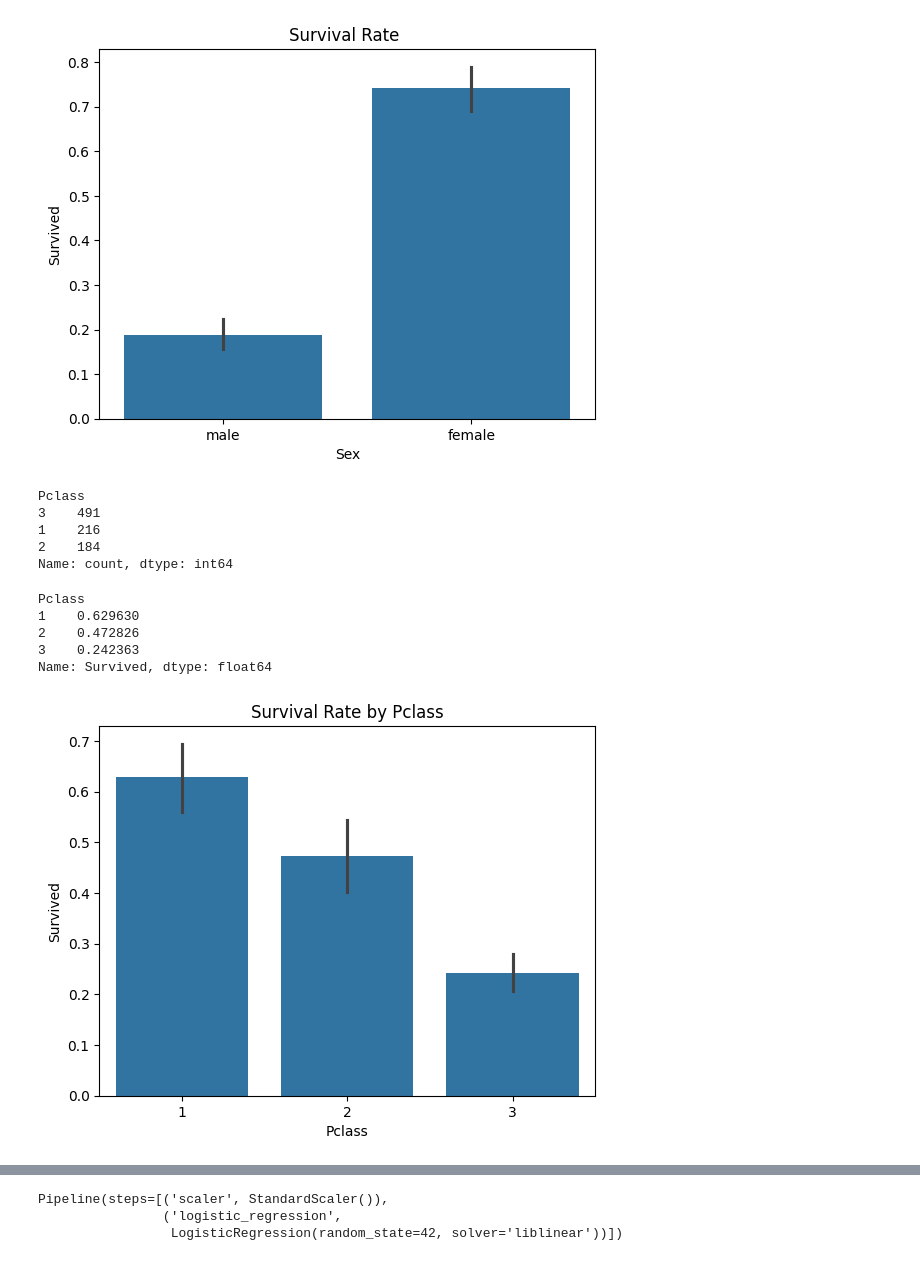
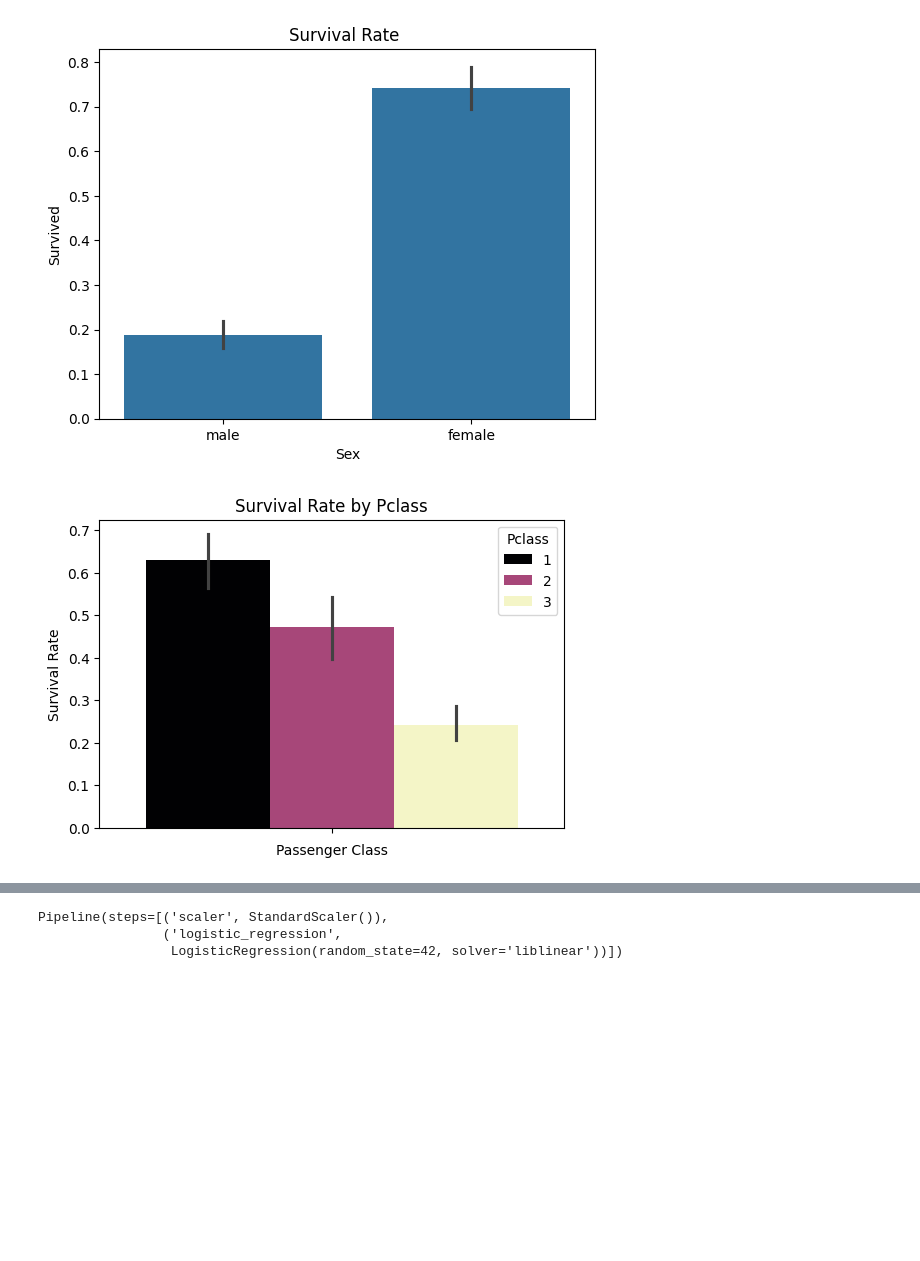
Before and after one commit to iceweasel13/titanic, a Jupyter notebook: titanic.ipynb, the cells around one changed output, grey strips where cells are left out. Cells and saved outputs as stored; diff of their text form; code cells hidden in the pictures; blank space fills up the shorter version.

```diff
--- a/titanic.ipynb
+++ b/titanic.ipynb
@@ -125,25 +192,12 @@ plt.title("Survival Rate ")
 plt.show()
 # %% [output]
 [figure]
-# %%
-train_data['Pclass'].value_counts()
-# %% [output]
-Pclass
-3    491
-1    216
-2    184
-Name: count, dtype: int64
-# %%
-train_data.groupby('Pclass')['Survived'].mean()
-# %% [output]
-Pclass
-1    0.629630
-2    0.472826
-3    0.242363
-Name: Survived, dtype: float64
 # %%
-sns.barplot(x="Pclass", y="Survived", data=train_data)
+plt.figure(figsize=(6, 4))
+sns.barplot(hue="Pclass", y="Survived", data=train_data, palette='magma')
 plt.title("Survival Rate by Pclass")
+plt.xlabel("Passenger Class")
+plt.ylabel("Survival Rate")
 plt.show()
 # %% [output]
-[figure, old version]
+[figure, new version]
```
Also changed, not shown: parts of 76 cells of this notebook, 2 other files.
